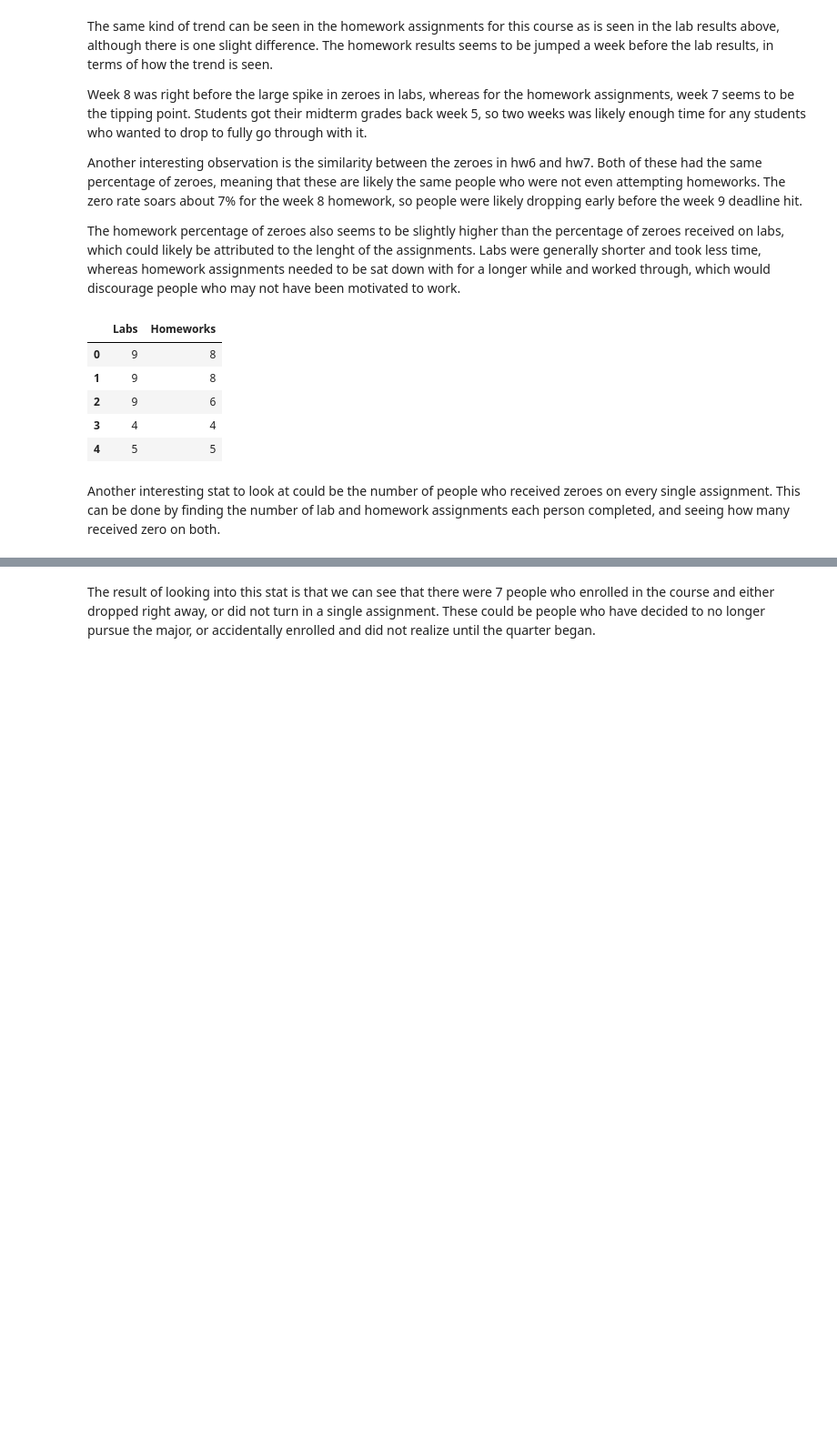
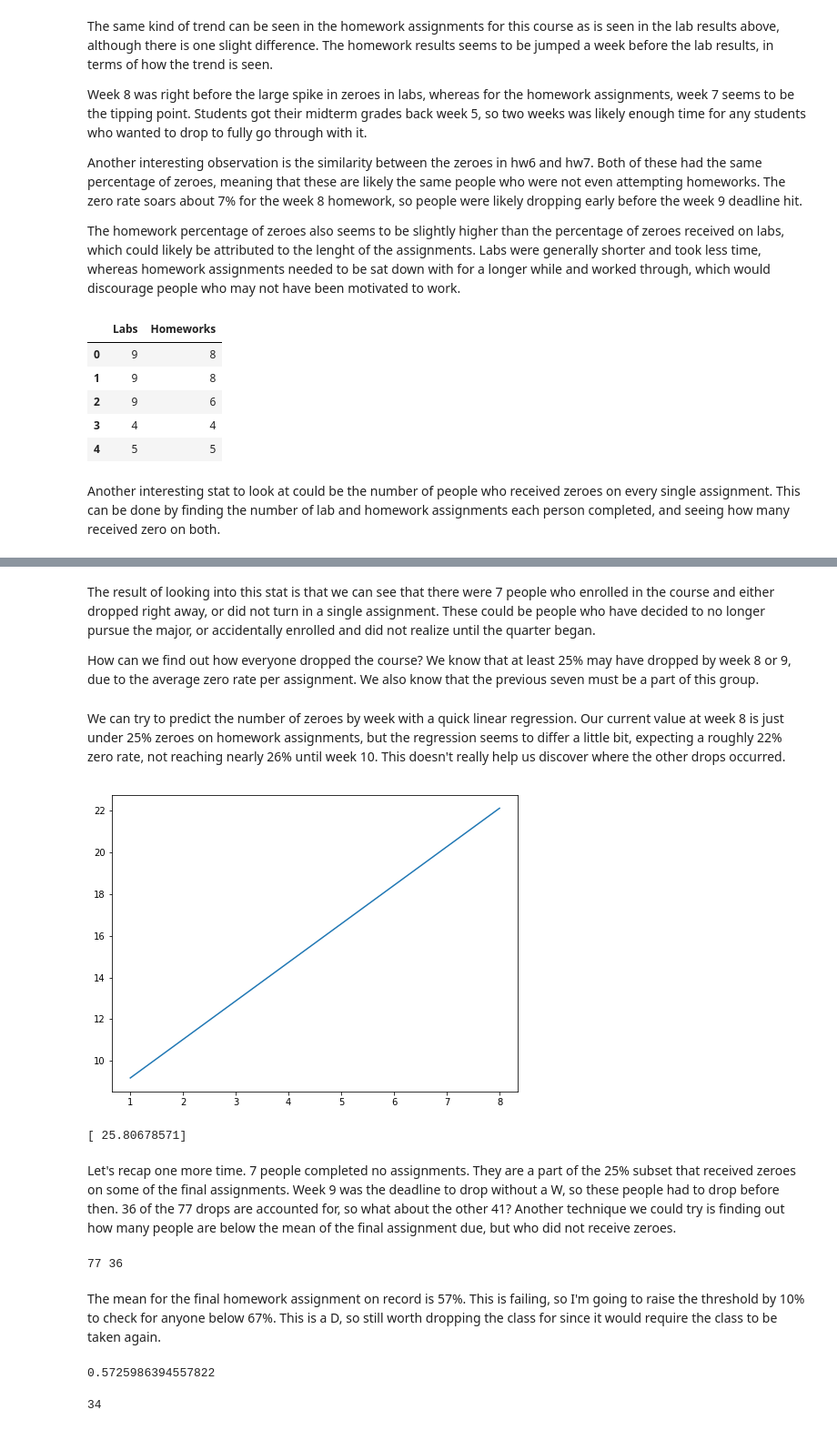
Before and after one commit to declansullivan/Grade-Analysis, a Jupyter notebook: grades_analysis.ipynb, the cells around one changed output, grey strips where cells are left out. Shown at 91% size. Cells and saved outputs as stored; diff of their text form; code cells hidden in the pictures; blank space fills up the shorter version.

```diff
--- a/grades_analysis.ipynb
+++ b/grades_analysis.ipynb
@@ -233,2 +242,43 @@ print(num_only_zeroes)
 # %% [markdown]
 The result of looking into this stat is that we can see that there were 7 people who enrolled in the course and either dropped right away, or did not turn in a single assignment.  These could be people who have decided to no longer pursue the major, or accidentally enrolled and did not realize until the quarter began.
+
+How can we find out how everyone dropped the course? We know that at least 25% may have dropped by week 8 or 9, due to the average zero rate per assignment. We also know that the previous seven must be a part of this group.
+# %% [markdown]
+We can try to predict the number of zeroes by week with a quick linear regression. Our current value at week 8 is just under 25% zeroes on homework assignments, but the regression seems to differ a little bit, expecting a roughly 22% zero rate, not reaching nearly 26% until week 10. This doesn't really help us discover where the other drops occurred.
+# %%
+X = np.array(percent_zeroes_per_hw)
+y = np.arange(1, 9).reshape(-1, 1)
+reg = LinearRegression().fit(y, X)
+slope = reg.coef_
+intercept = reg.intercept_
+
+weeks = y
+predicted_percent_zeroes = intercept + slope * weeks
+
+plt.plot(weeks, predicted_percent_zeroes)
+plt.show()
+
+print(intercept + slope * 10)
+# %% [output]
+[figure, added]
+[ 25.80678571]
+# %% [markdown]
+Let's recap one more time. 7 people completed no assignments. They are a part of the 25% subset that received zeroes on some of the final assignments. Week 9 was the deadline to drop without a W, so these people had to drop before then. 36 of the 77 drops are accounted for, so what about the other 41? Another technique we could try is finding out how many people are below the mean of the final assignment due, but who did not receive zeroes.
+# %%
+num_dropped = int(len(grades) * .53)
+zeroes_at_end = int(len(grades) * .25)
+print(num_dropped, zeroes_at_end)
+# %% [output]
+77 36
+# %% [markdown]
+The mean for the final homework assignment on record is 57%.  This is failing, so I'm going to raise the threshold by 10% to check for anyone below 67%. This is a D, so still worth dropping the class for since it would require the class to be taken again.
+# %%
+hw_8_mean = grades['hw8'].mean()
+print(hw_8_mean)
+
+below_mean = grades[grades['hw8'] < hw_8_mean + .1]
+below_mean = below_mean[below_mean['hw8'] > 0][['hw8']]
+len(below_mean)
+# %% [output]
+0.5725986394557822
+34
```
Also changed, not shown: parts of 9 cells of this notebook.
